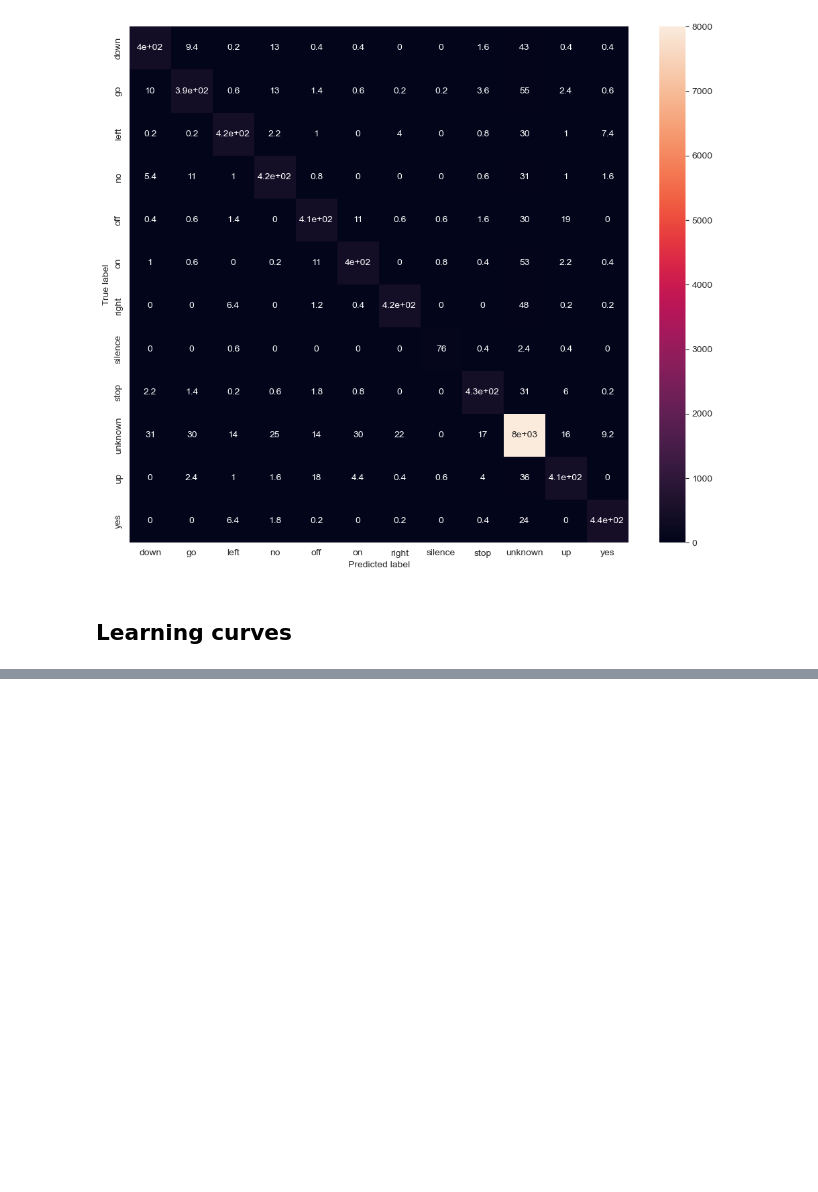
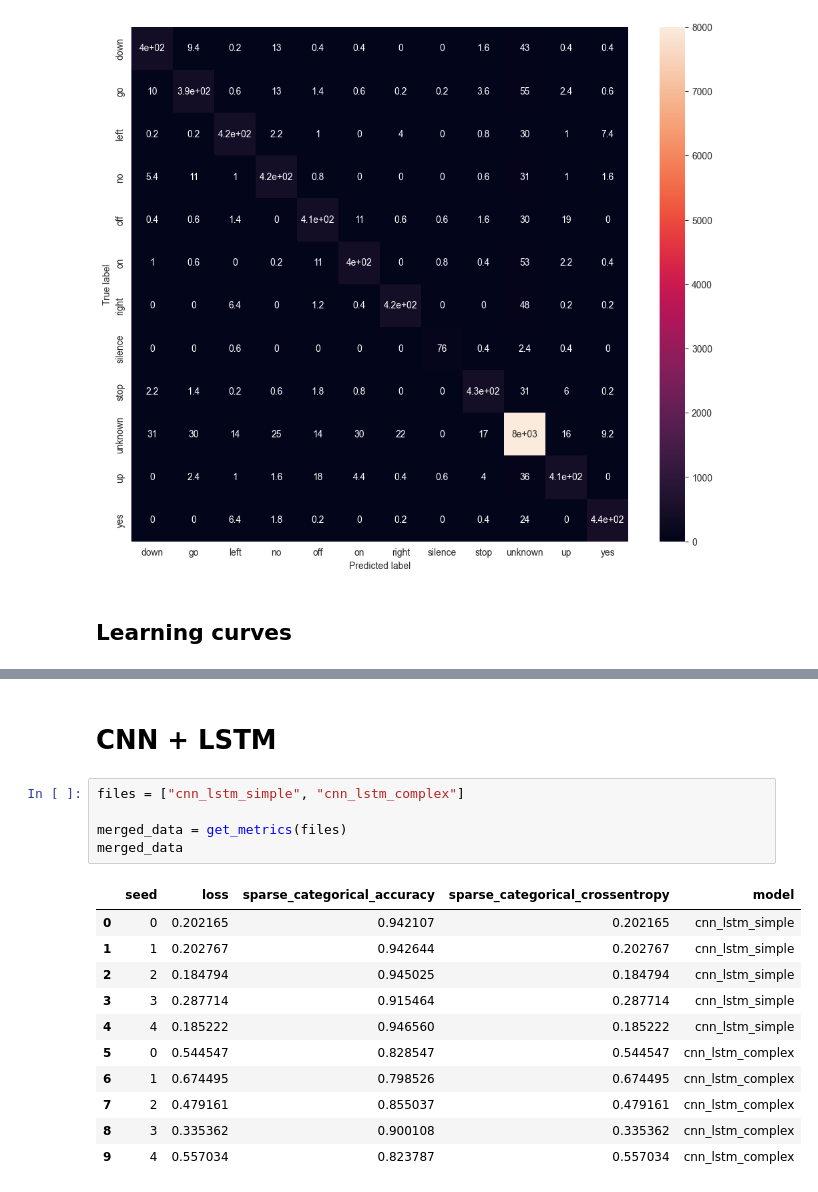
Before and after one commit to SawickiBartosz/DeepLearning2023, a Jupyter notebook: Project2_LSTM/visualize results.ipynb, the cells around one changed output, grey strips where cells are left out. Saved outputs shown, nothing was run; the diff lists cells and outputs as text; blank space fills up the shorter version.

```diff
--- a/Project2_LSTM/visualize results.ipynb
+++ b/Project2_LSTM/visualize results.ipynb
@@ -208,0 +220,19 @@ plt.show()
+# %% [markdown]
+# CNN + LSTM
+# %%
+files = ["cnn_lstm_simple", "cnn_lstm_complex"]
+
+merged_data = get_metrics(files)
+merged_data
+# %% [output]
+|  | seed | loss | sparse_categorical_accuracy | sparse_categorical_crossentropy | model |
+| 0 | 0 | 0.202165 | 0.942107 | 0.202165 | cnn_lstm_simple |
+| 1 | 1 | 0.202767 | 0.942644 | 0.202767 | cnn_lstm_simple |
+| 2 | 2 | 0.184794 | 0.945025 | 0.184794 | cnn_lstm_simple |
+| 3 | 3 | 0.287714 | 0.915464 | 0.287714 | cnn_lstm_simple |
+| 4 | 4 | 0.185222 | 0.946560 | 0.185222 | cnn_lstm_simple |
+| 5 | 0 | 0.544547 | 0.828547 | 0.544547 | cnn_lstm_complex |
+| 6 | 1 | 0.674495 | 0.798526 | 0.674495 | cnn_lstm_complex |
+| 7 | 2 | 0.479161 | 0.855037 | 0.479161 | cnn_lstm_complex |
+| 8 | 3 | 0.335362 | 0.900108 | 0.335362 | cnn_lstm_complex |
+| 9 | 4 | 0.557034 | 0.823787 | 0.557034 | cnn_lstm_complex |
```
Also changed, not shown: parts of 11 cells of this notebook, 2 other files.
